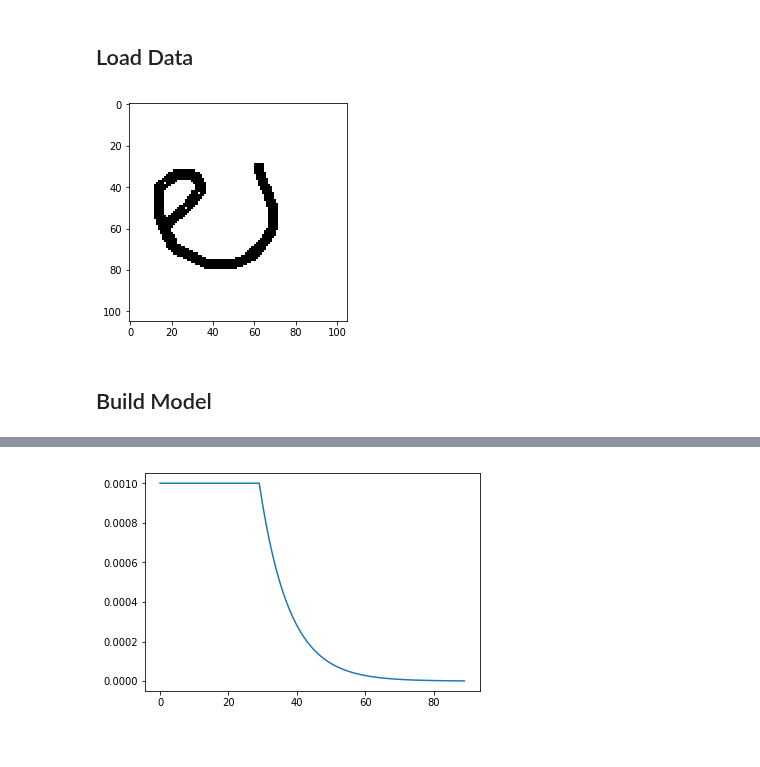
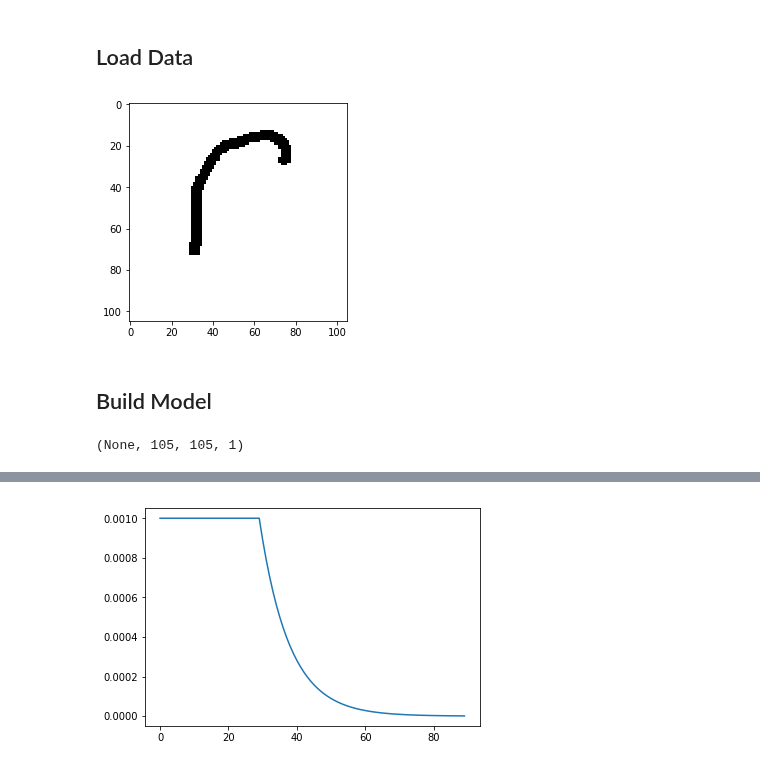
Before and after one commit to agongt408/vbranch, a Jupyter notebook: vb-omniglot.ipynb, the cells around one changed output, grey strips where cells are left out. Drawn from its saved outputs; the diff is of its cells as text; code cells hidden in the pictures.

```diff
--- a/vb-omniglot.ipynb
+++ b/vb-omniglot.ipynb
@@ -21,10 +22,32 @@ test_generator = vb.datasets.omniglot.load_generator('test')
+# %%
+dataset = 'omniglot'
+
+if dataset == 'omniglot':
+    A, P, K = 4, 8, 4
+    train_generator = vb.datasets.omniglot.load_generator('train')
+    test_generator = vb.datasets.omniglot.load_generator('test')
+elif dataset == 'market':
+    P, K = 18, 4
+    train_generator = vb.datasets.reid.TripletDataGenerator(dataset, 'train')
 # %%
-batch = test_generator.next(4, 4, 4, flatten=False)
+batch = train_generator.next(4, 4, 4, flatten=False, preprocess=False)
 # %%
-plt.imshow(batch[2, 3, 0].squeeze(), cmap=plt.cm.gray)
+plt.imshow(batch[0, 3, 0].squeeze(), cmap=plt.cm.gray)
 plt.show()
 # %% [output]
-[figure, old version]
+[figure, new version]
 # %% [markdown]
 ## Build Model
+# %%
+EPOCHS = 90
+STEPS_PER_EPOCH = 100
+T_0 = 30
+output_dim = 128
+input_dim = (None,) + batch.shape[-3:]
+print(input_dim)
+
+NUM_BRANCHES = 2
+SHARED_FRAC = 0.25
+# %% [output]
+(None, 105, 105, 1)
 # %%
```
Also changed, not shown: parts of 14 cells of this notebook, 26 other files.
